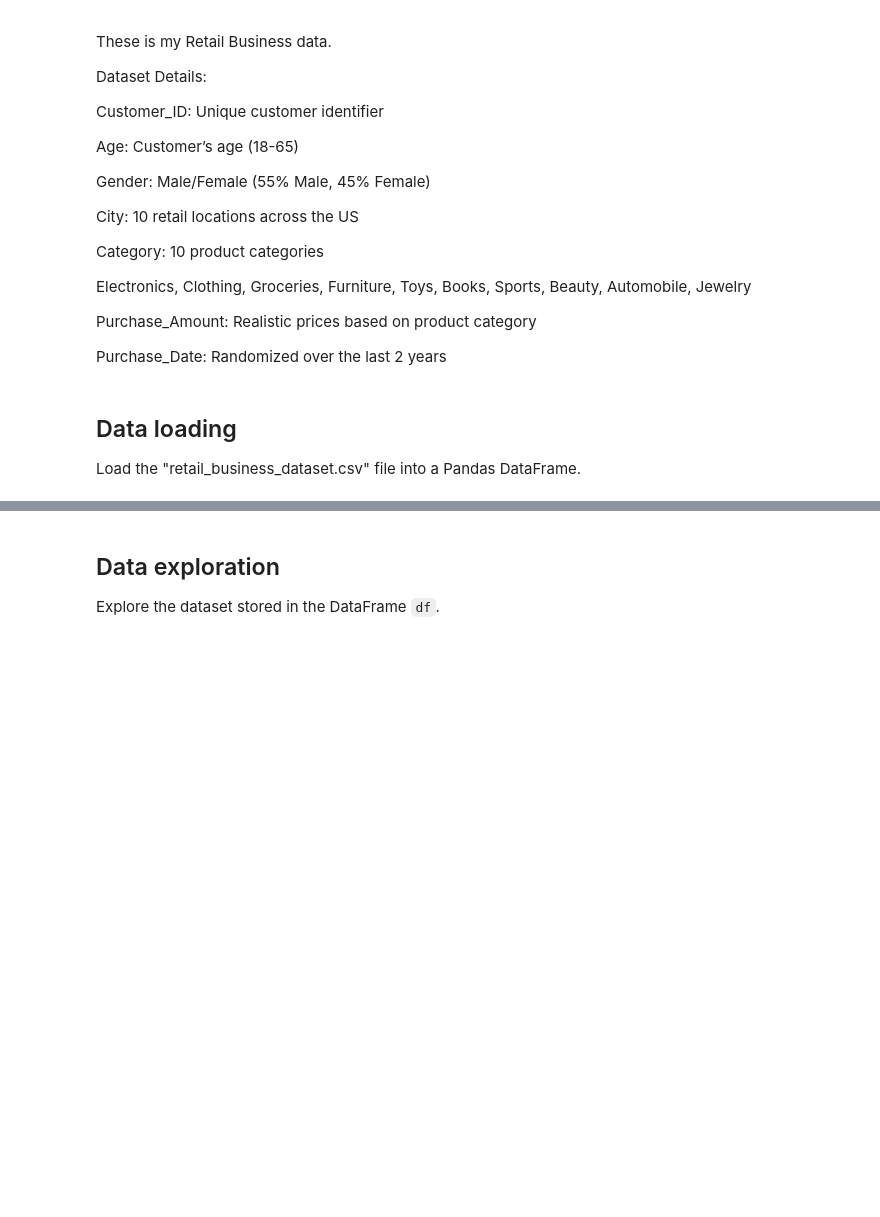
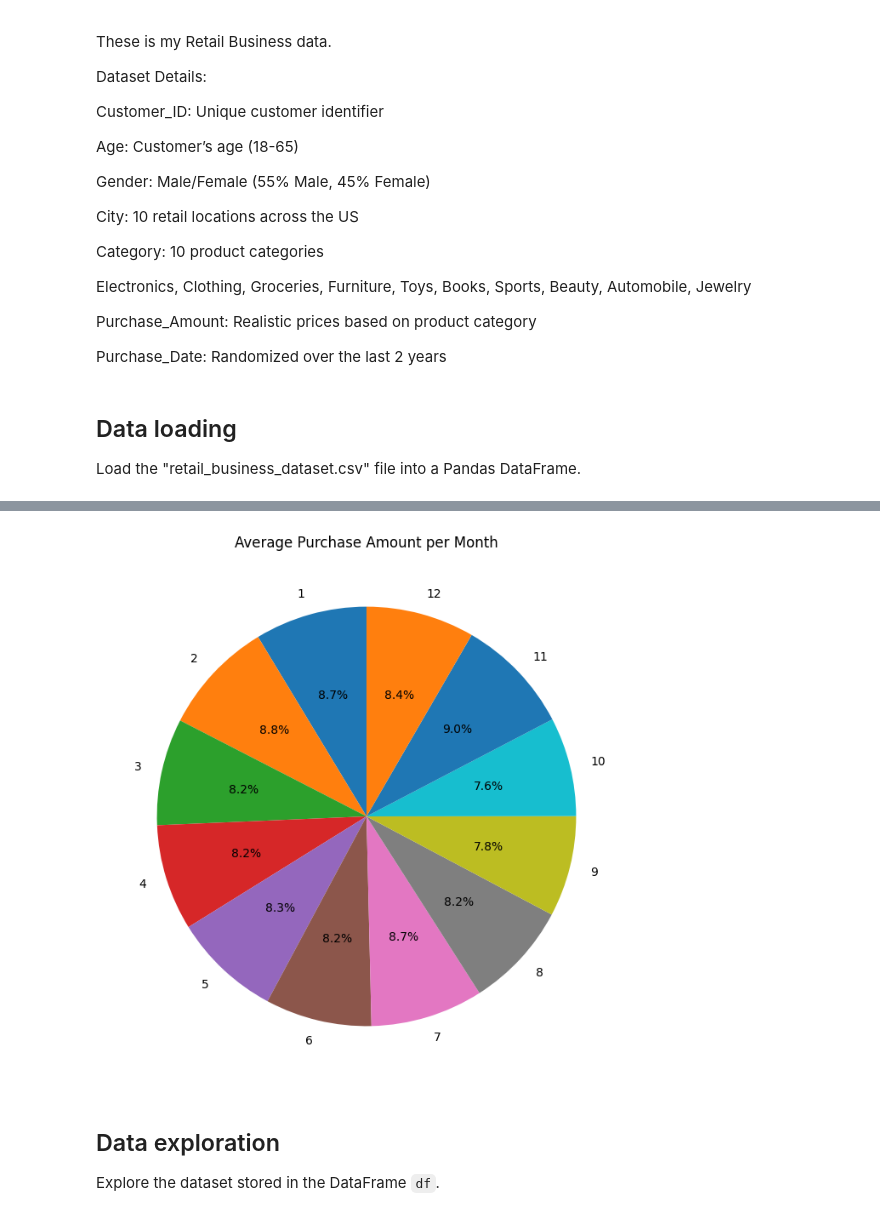
Before and after one commit to Neeshi14/Business-analysis-of-the-Retail-, a Jupyter notebook: RetailBusinessAnaysis.ipynb, the cells around one changed output, grey strips where cells are left out. Drawn from its saved outputs; the diff is of its cells as text; code cells hidden in the pictures; blank space fills up the shorter version.

```diff
--- a/RetailBusinessAnaysis.ipynb
+++ b/RetailBusinessAnaysis.ipynb
@@ -121,3 +121,22 @@ df.head()
+# %%
+import matplotlib.pyplot as plt
+import pandas as pd
+
+# Assuming you have 'df' with 'Month' and 'Average_Purchase_Amount_per_Month' columns
+
+# 1. Group by 'Month' and calculate the average purchase amount
+monthly_avg_purchase = df.groupby('Month')['Average_Purchase_Amount_per_Month'].mean()
+
+# 2. Create the pie chart
+plt.figure(figsize=(8, 8))  # Adjust figure size if needed
+plt.pie(monthly_avg_purchase.values,
+        labels=monthly_avg_purchase.index,
+        autopct='%1.1f%%',
+        startangle=90)
+plt.title('Average Purchase Amount per Month')
+plt.show()
+# %% [output]
+[figure, added]
 # %% [markdown]
 ## Data exploration
 
```
Also changed, not shown: parts of 17 cells of this notebook.
